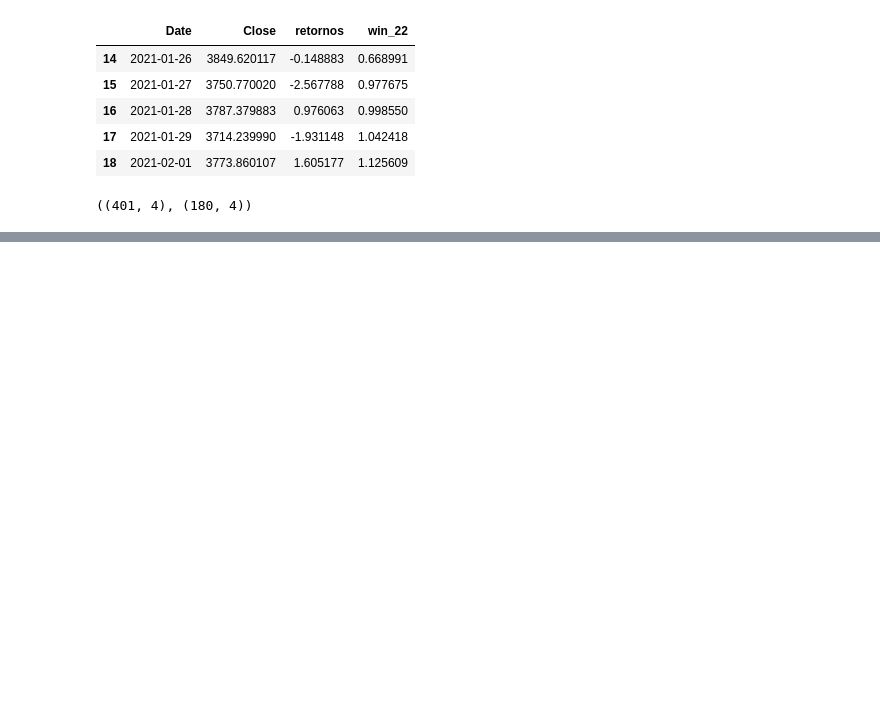
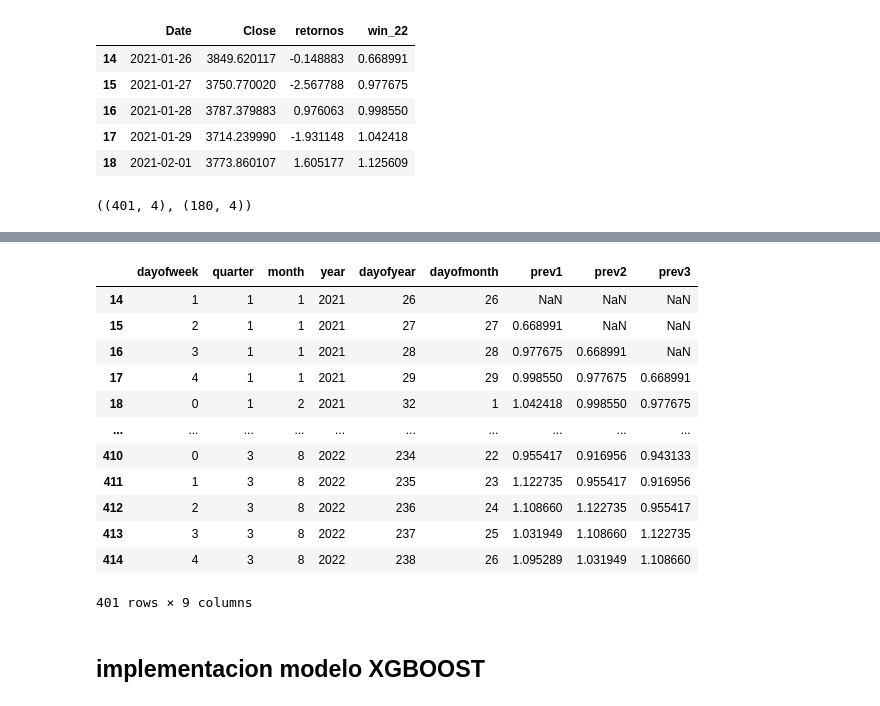
Before and after one commit to juanguzman2/Prediccion-del-indice-SyP500-mediante-XGBOOST-y-el-modelo-GARCH, a Jupyter notebook: Prediccion/prediccion_serie_tiempo.ipynb, the cells around one changed output, grey strips where cells are left out. Saved outputs shown, nothing was run; the diff lists cells and outputs as text; code cells hidden in the pictures; blank space fills up the shorter version.

```diff
--- a/Prediccion/prediccion_serie_tiempo.ipynb
+++ b/Prediccion/prediccion_serie_tiempo.ipynb
@@ -434,0 +471,18 @@ train_ml.shape, test_ml.shape
+# %%
+X_train
+# %% [output]
+|  | dayofweek | quarter | month | year | dayofyear | dayofmonth | prev1 | prev2 | prev3 |
+| 14 | 1 | 1 | 1 | 2021 | 26 | 26 | NaN | NaN | NaN |
+| 15 | 2 | 1 | 1 | 2021 | 27 | 27 | 0.668991 | NaN | NaN |
+| 16 | 3 | 1 | 1 | 2021 | 28 | 28 | 0.977675 | 0.668991 | NaN |
+| 17 | 4 | 1 | 1 | 2021 | 29 | 29 | 0.998550 | 0.977675 | 0.668991 |
+| 18 | 0 | 1 | 2 | 2021 | 32 | 1 | 1.042418 | 0.998550 | 0.977675 |
+| ... | ... | ... | ... | ... | ... | ... | ... | ... | ... |
+| 410 | 0 | 3 | 8 | 2022 | 234 | 22 | 0.955417 | 0.916956 | 0.943133 |
+| 411 | 1 | 3 | 8 | 2022 | 235 | 23 | 1.122735 | 0.955417 | 0.916956 |
+| 412 | 2 | 3 | 8 | 2022 | 236 | 24 | 1.108660 | 1.122735 | 0.955417 |
+| 413 | 3 | 3 | 8 | 2022 | 237 | 25 | 1.031949 | 1.108660 | 1.122735 |
+| 414 | 4 | 3 | 8 | 2022 | 238 | 26 | 1.095289 | 1.031949 | 1.108660 |
+401 rows × 9 columns
+# %% [markdown]
+## implementacion modelo XGBOOST
```
Also changed, not shown: parts of 10 cells of this notebook.
